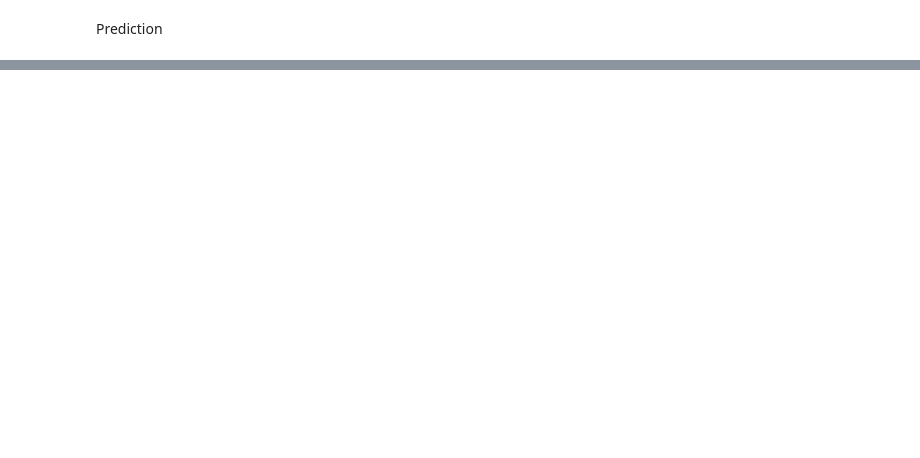
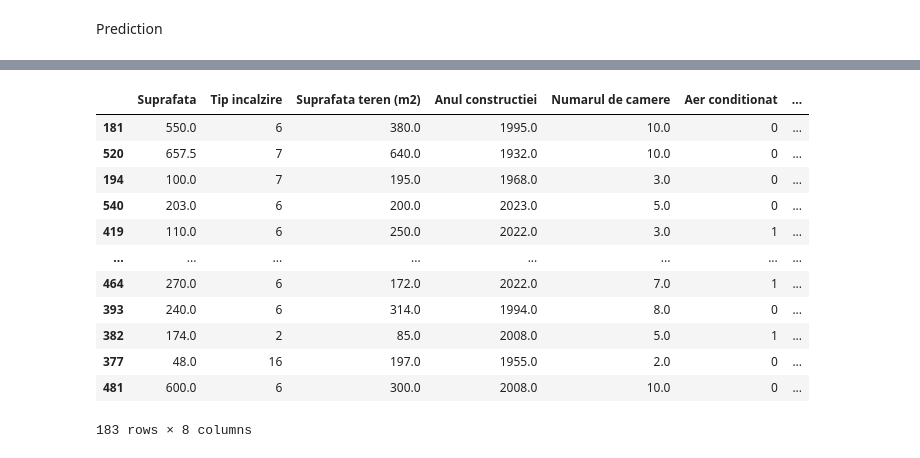
Before and after one commit to SimeonTica/House-pricing-prediction, a Jupyter notebook: House pricing prediction/PyCaret.ipynb, the cells around one changed output, grey strips where cells are left out. Cells and saved outputs as stored; diff of their text form; code cells hidden in the pictures; blank space fills up the shorter version.

```diff
--- a/House pricing prediction/PyCaret.ipynb
+++ b/House pricing prediction/PyCaret.ipynb
@@ -191,7 +207,7 @@ predict_model(tuned_et)
 # %%
 final_rf = finalize_model(tuned_rf)
 # %%
-final_et - finalize_model(tuned_et)
+final_et = finalize_model(tuned_et)
 # %%
 predict_model(final_rf)
 # %% [output]
@@ -212,0 +228,3 @@ predict_model(final_rf)
+# %%
+predict_model(final_et)
+# %% [output]
@@ -213,3 +232,16 @@ predict_model(final_rf)
+|  | Suprafata | Tip incalzire | Suprafata teren (m2) | Anul constructiei | Numarul de camere | Aer conditionat | ... |
+| 181 | 550.0 | 6 | 380.0 | 1995.0 | 10.0 | 0 | ... |
+| 520 | 657.5 | 7 | 640.0 | 1932.0 | 10.0 | 0 | ... |
+| 194 | 100.0 | 7 | 195.0 | 1968.0 | 3.0 | 0 | ... |
+| 540 | 203.0 | 6 | 200.0 | 2023.0 | 5.0 | 0 | ... |
+| 419 | 110.0 | 6 | 250.0 | 2022.0 | 3.0 | 1 | ... |
+| ... | ... | ... | ... | ... | ... | ... | ... |
+| 464 | 270.0 | 6 | 172.0 | 2022.0 | 7.0 | 1 | ... |
+| 393 | 240.0 | 6 | 314.0 | 1994.0 | 8.0 | 0 | ... |
+| 382 | 174.0 | 2 | 85.0 | 2008.0 | 5.0 | 1 | ... |
+| 377 | 48.0 | 16 | 197.0 | 1955.0 | 2.0 | 0 | ... |
+| 481 | 600.0 | 6 | 300.0 | 2008.0 | 10.0 | 0 | ... |
+183 rows × 8 columns
 # %%
 unseen_predictions = predict_model(final_rf, data = data_unseen)
 unseen_predictions.head()
```
Also changed, not shown: parts of 17 cells of this notebook, 10 other files.
